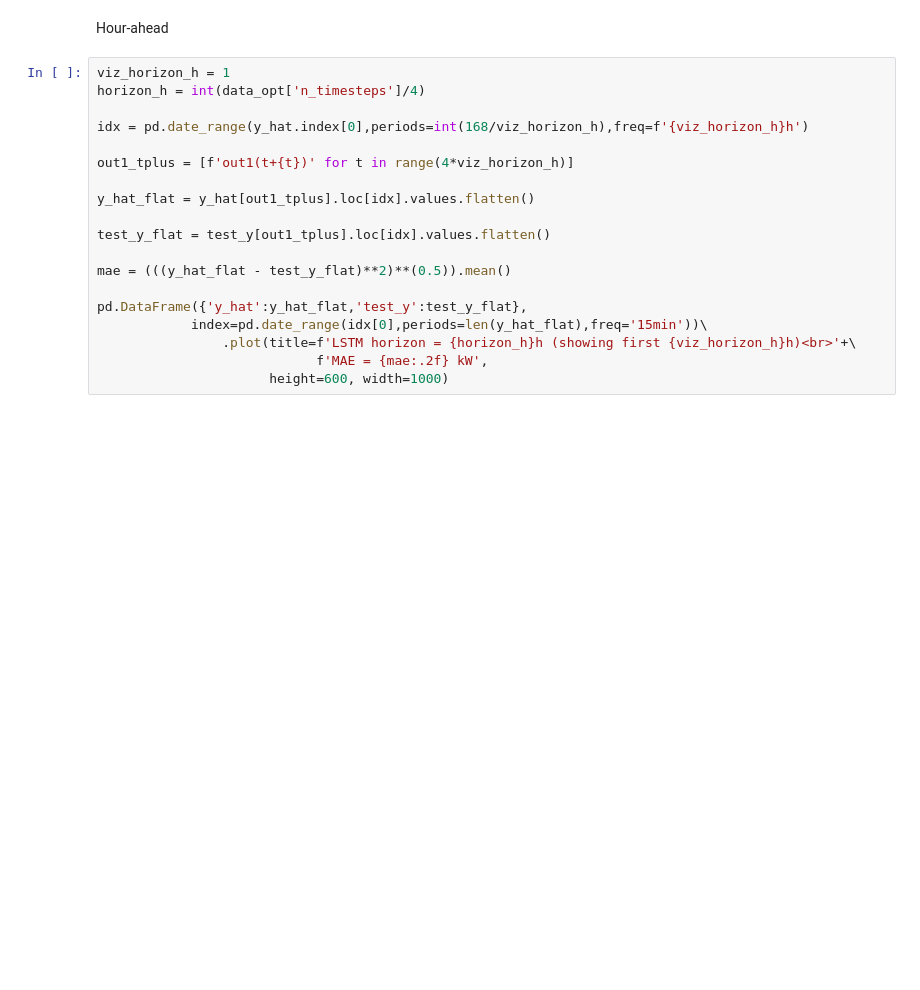
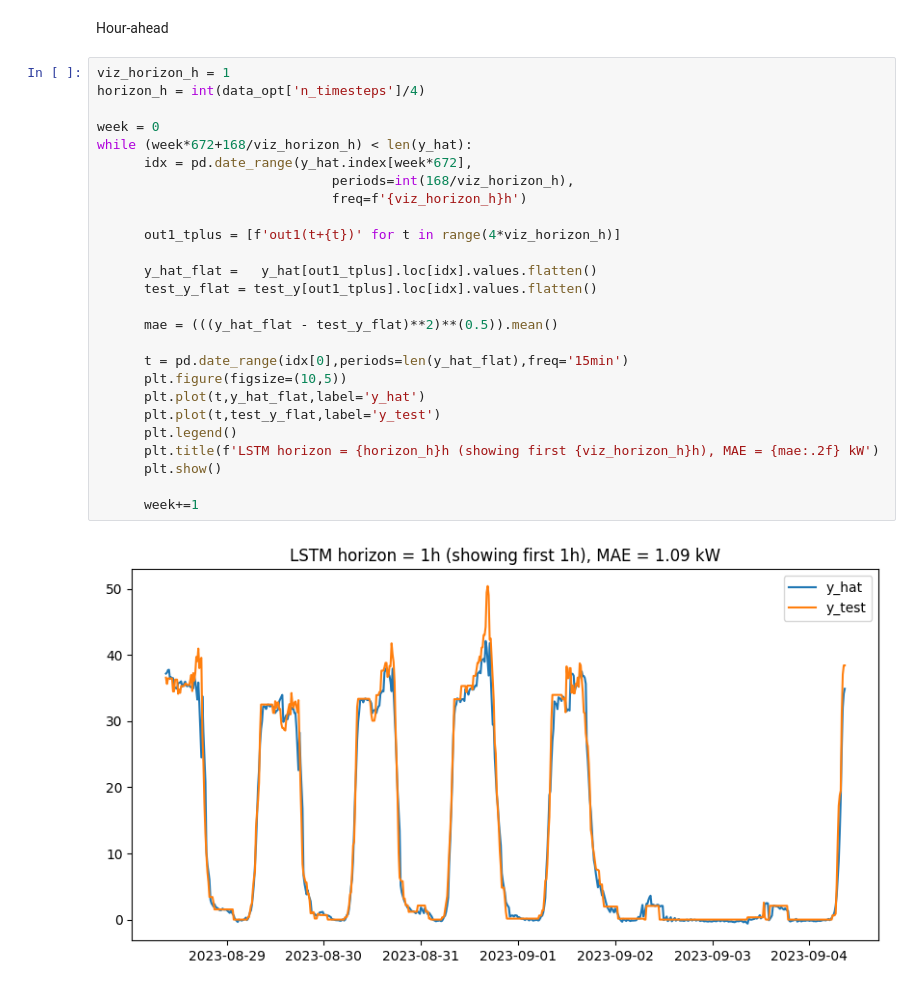
Before and after one commit to woodjmichael/Prophet-LSTM-EV-Forecast, a Jupyter notebook: ev_forecaster_no_sql.ipynb, the cells around one changed output. Drawn from its saved outputs; the diff is of its cells as text; blank space fills up the shorter version.

```diff
--- a/ev_forecaster_no_sql.ipynb
+++ b/ev_forecaster_no_sql.ipynb
@@ -222,19 +233,28 @@ Hour-ahead
 # %%
 viz_horizon_h = 1
 horizon_h = int(data_opt['n_timesteps']/4)
 
-idx = pd.date_range(y_hat.index[0],periods=int(168/viz_horizon_h),freq=f'{viz_horizon_h}h')
+week = 0
+while (week*672+168/viz_horizon_h) < len(y_hat):
+      idx = pd.date_range(y_hat.index[week*672],
+                              periods=int(168/viz_horizon_h),
+                              freq=f'{viz_horizon_h}h')
 
-out1_tplus = [f'out1(t+{t})' for t in range(4*viz_horizon_h)]
+      out1_tplus = [f'out1(t+{t})' for t in range(4*viz_horizon_h)]
 
-y_hat_flat = y_hat[out1_tplus].loc[idx].values.flatten()
+      y_hat_flat =   y_hat[out1_tplus].loc[idx].values.flatten()
+      test_y_flat = test_y[out1_tplus].loc[idx].values.flatten()
 
-test_y_flat = test_y[out1_tplus].loc[idx].values.flatten()
+      mae = (((y_hat_flat - test_y_flat)**2)**(0.5)).mean()
 
-mae = (((y_hat_flat - test_y_flat)**2)**(0.5)).mean()
+      t = pd.date_range(idx[0],periods=len(y_hat_flat),freq='15min')
+      plt.figure(figsize=(10,5))
+      plt.plot(t,y_hat_flat,label='y_hat')
+      plt.plot(t,test_y_flat,label='y_test')
+      plt.legend()
+      plt.title(f'LSTM horizon = {horizon_h}h (showing first {viz_horizon_h}h), MAE = {mae:.2f} kW')
+      plt.show()
 
-pd.DataFrame({'y_hat':y_hat_flat,'test_y':test_y_flat},
-            index=pd.date_range(idx[0],periods=len(y_hat_flat),freq='15min'))\
-                .plot(title=f'LSTM horizon = {horizon_h}h (showing first {viz_horizon_h}h)<br>'+\
-                            f'MAE = {mae:.2f} kW',
-                      height=600, width=1000)
+      week+=1
+# %% [output]
+[figure, added]
```
Also changed, not shown: parts of 8 cells of this notebook, 5 other files.
